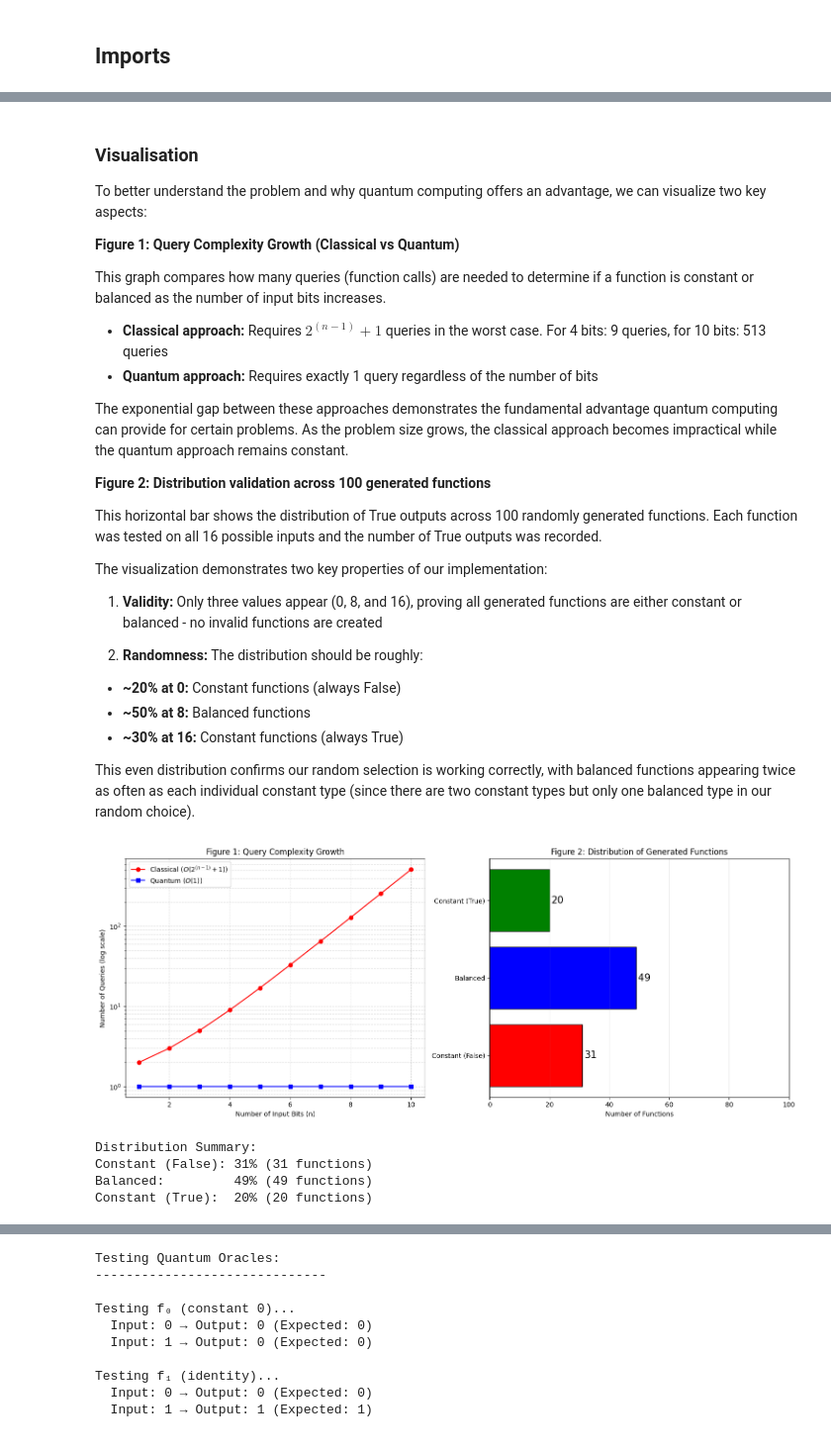
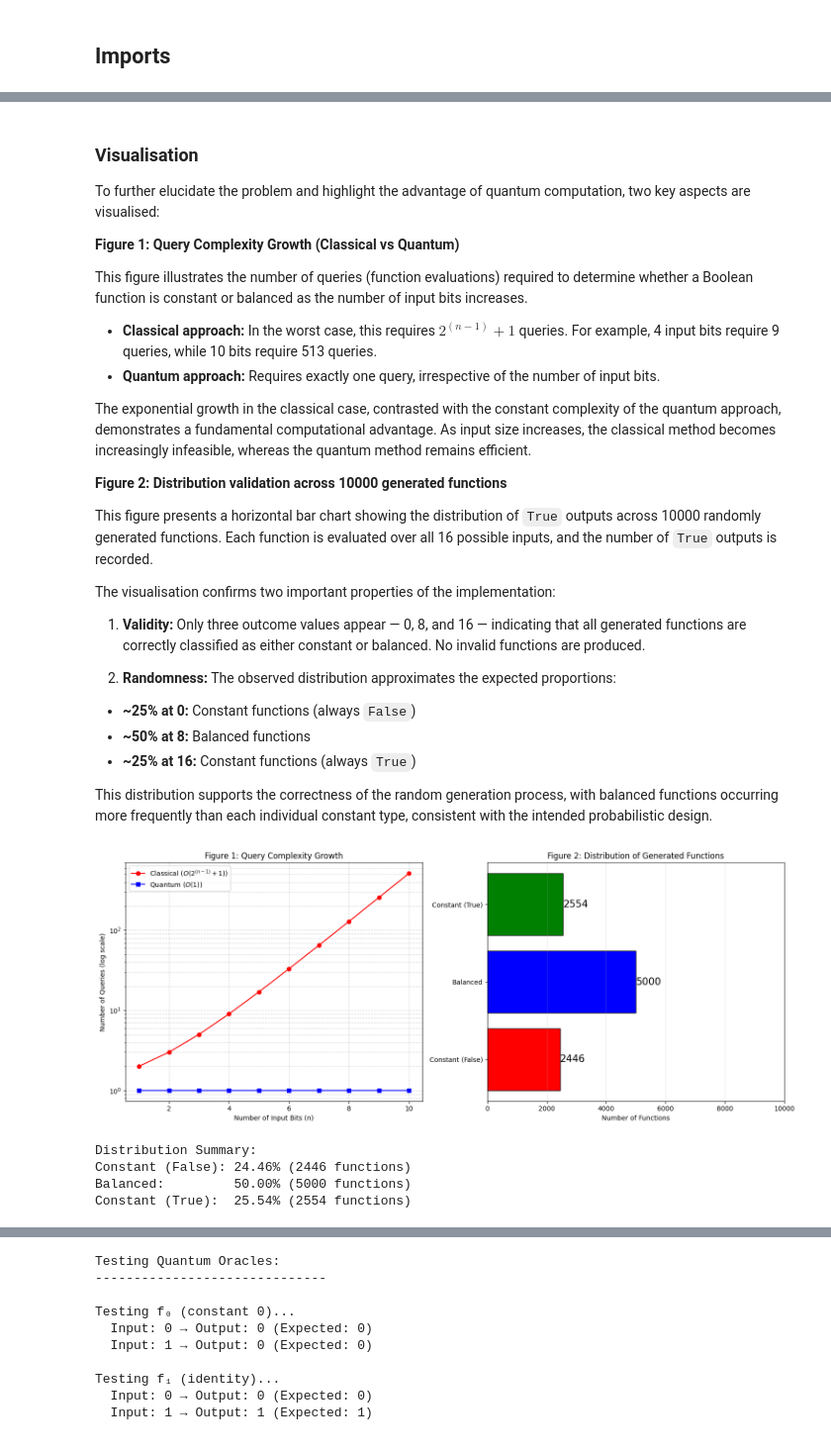
Before and after one commit to tomaspettit2506/ET-G00419414, a Jupyter notebook: problems.ipynb, the cells around one changed output, grey strips where cells are left out. Shown at 99% size. Saved outputs shown, nothing was run; the diff lists cells and outputs as text; code cells hidden in the pictures.

Commit message:
Update the resource of Introduction and Problem 1 & 2.

```diff
--- a/problems.ipynb
+++ b/problems.ipynb
@@ -156,31 +184,31 @@ The function is constant (always False).
 # %% [markdown]
 ### Visualisation
-To better understand the problem and why quantum computing offers an advantage, we can visualize two key aspects:
+To further elucidate the problem and highlight the advantage of quantum computation, two key aspects are visualised:
 
 __Figure 1: Query Complexity Growth (Classical vs Quantum)__
 
-This graph compares how many queries (function calls) are needed to determine if a function is constant or balanced as the number of input bits increases.
+This figure illustrates the number of queries (function evaluations) required to determine whether a Boolean function is constant or balanced as the number of input bits increases.
 
-* __Classical approach:__ Requires $ 2^{(n-1)} + 1 $ queries in the worst case. For 4 bits: 9 queries, for 10 bits: 513 queries
-* __Quantum approach:__ Requires exactly 1 query regardless of the number of bits
+* __Classical approach:__ In the worst case, this requires $ 2^{(n-1)} + 1 $ queries. For example, 4 input bits require 9 queries, while 10 bits require 513 queries.
+* __Quantum approach:__ Requires exactly one query, irrespective of the number of input bits.
 
-The exponential gap between these approaches demonstrates the fundamental advantage quantum computing can provide for certain problems. As the problem size grows, the classical approach becomes impractical while the quantum approach remains constant.
+The exponential growth in the classical case, contrasted with the constant complexity of the quantum approach, demonstrates a fundamental computational advantage. As input size increases, the classical method becomes increasingly infeasible, whereas the quantum method remains efficient.
 
-__Figure 2: Distribution validation across 100 generated functions__
+__Figure 2: Distribution validation across 10000 generated functions__
 
-This horizontal bar shows the distribution of True outputs across 100 randomly generated functions. Each function was tested on all 16 possible inputs and the number of True outputs was recorded.
+This figure presents a horizontal bar chart showing the distribution of ``True`` outputs across 10000 randomly generated functions. Each function is evaluated over all 16 possible inputs, and the number of ``True`` outputs is recorded.
 
-The visualization demonstrates two key properties of our implementation:
+The visualisation confirms two important properties of the implementation:
 
-1. __Validity:__ Only three values appear (0, 8, and 16), proving all generated functions are either constant or balanced - no invalid functions are created
+1. __Validity:__ Only three outcome values appear — 0, 8, and 16 — indicating that all generated functions are correctly classified as either constant or balanced. No invalid functions are produced.
 
-3. __Randomness:__ The distribution should be roughly:
+2. __Randomness:__ The observed distribution approximates the expected proportions:
 
-* __~20% at 0:__ Constant functions (always False)
+* __~25% at 0:__ Constant functions (always ``False``)
 * __~50% at 8:__ Balanced functions
-* __~30% at 16:__ Constant functions (always True)
+* __~25% at 16:__ Constant functions (always ``True``)
 
-This even distribution confirms our random selection is working correctly, with balanced functions appearing twice as often as each individual constant type (since there are two constant types but only one balanced type in our random choice).
+This distribution supports the correctness of the random generation process, with balanced functions occurring more frequently than each individual constant type, consistent with the intended probabilistic design.
 # %%
 # Create figure with two subplots side by side
 fig, (ax1, ax2) = plt.subplots(1, 2, figsize=(15, 6))
@@ -199,45 +227,45 @@ ax1.set_title('Figure 1: Query Complexity Growth')
 ax1.legend()
 ax1.grid(True, which="both", ls="--", alpha=0.5)
 
-# Figure 2: Distribution validation across 100 generated functions
-num_functions = 100
+# Figure 2: Distribution validation across 10000 generated functions
+num_functions = 10000
 true_counts = []
 
 for _ in range(num_functions):
     f = random_constant_balanced()
     all_inputs = list(product([False, True], repeat=4))
     true_count = sum(f(*input_combo) for input_combo in all_inputs)
     true_counts.append(true_count)
 
 # Count occurrences at each valid value (0, 8, or 16)
 counts_at_0 = true_counts.count(0)
 counts_at_8 = true_counts.count(8)
 counts_at_16 = true_counts.count(16)
 
 # Create bar chart showing distribution (horizontal	bars for better readability)
 categories = ['Constant (False)', 'Balanced', 'Constant (True)']
 counts = [counts_at_0, counts_at_8, counts_at_16]
-ax2.barh(categories, counts, color=['red', 'blue', 'green'], edgecolor='black', linewidth=0.85)
+ax2.barh(categories, counts, color=['red', 'blue', 'green'], edgecolor='black', linewidth=0.95)
 ax2.set_xlim(0, num_functions)  # Set x-axis limit to total number of functions
 
 for i, count in enumerate(counts):
 				ax2.text(count + 0.6, i, str(count), va='center', ha='left', fontdict={'size': 15})  # Add count labels to bars
 
 ax2.set_xlabel('Number of Functions')
 ax2.set_title('Figure 2: Distribution of Generated Functions')
 ax2.grid(True, alpha=0.3, axis='x')
 
 plt.tight_layout()
 plt.show()
 
 # Print statistical summary
 print(f"\nDistribution Summary:")
-print(f"Constant (False): {counts_at_0}% ({counts_at_0} functions)")
-print(f"Balanced:         {counts_at_8}% ({counts_at_8} functions)")
-print(f"Constant (True):  {counts_at_16}% ({counts_at_16} functions)")
+print(f"Constant (False): {counts_at_0/num_functions*100:.2f}% ({counts_at_0} functions)")
+print(f"Balanced:         {counts_at_8/num_functions*100:.2f}% ({counts_at_8} functions)")
+print(f"Constant (True):  {counts_at_16/num_functions*100:.2f}% ({counts_at_16} functions)")
 # %% [output]
-[figure, old version]
+[figure, new version]
 Distribution Summary:
-Constant (False): 31% (31 functions)
-Balanced:         49% (49 functions)
-Constant (True):  20% (20 functions)
+Constant (False): 24.46% (2446 functions)
+Balanced:         50.00% (5000 functions)
+Constant (True):  25.54% (2554 functions)
```
Also changed, not shown: parts of 15 cells of this notebook.
